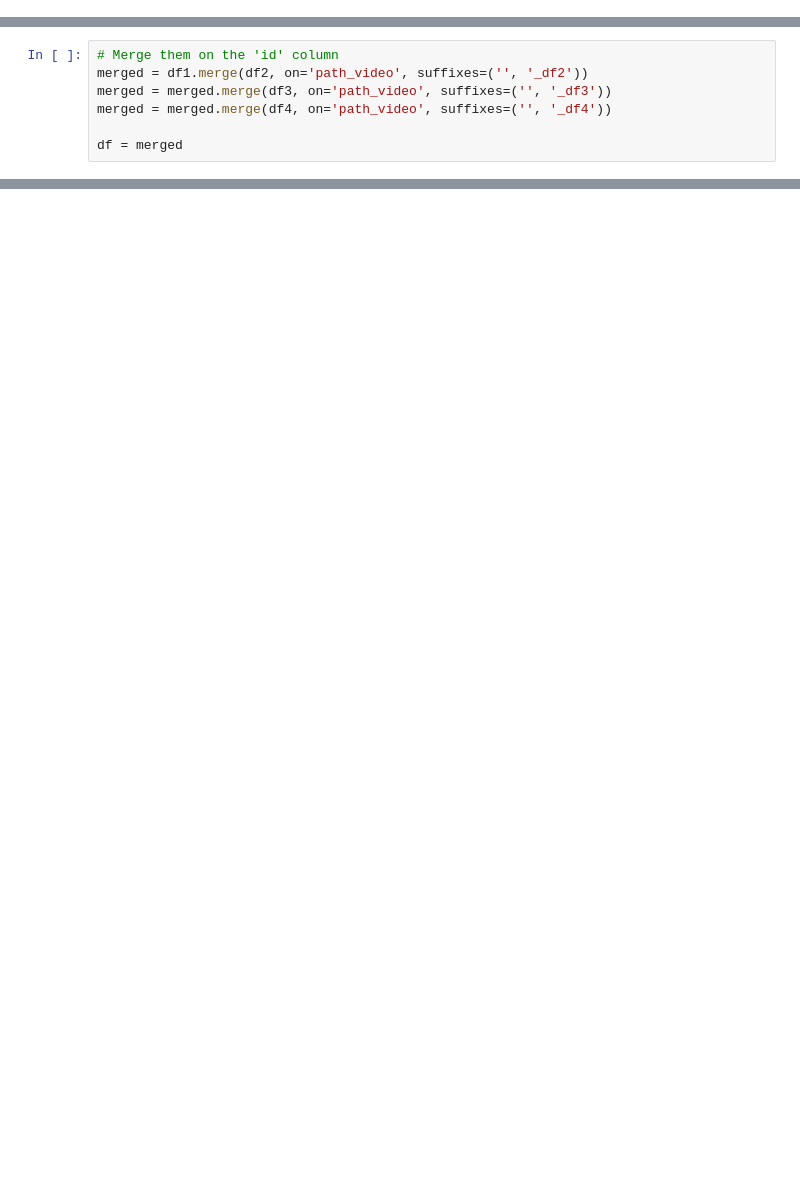
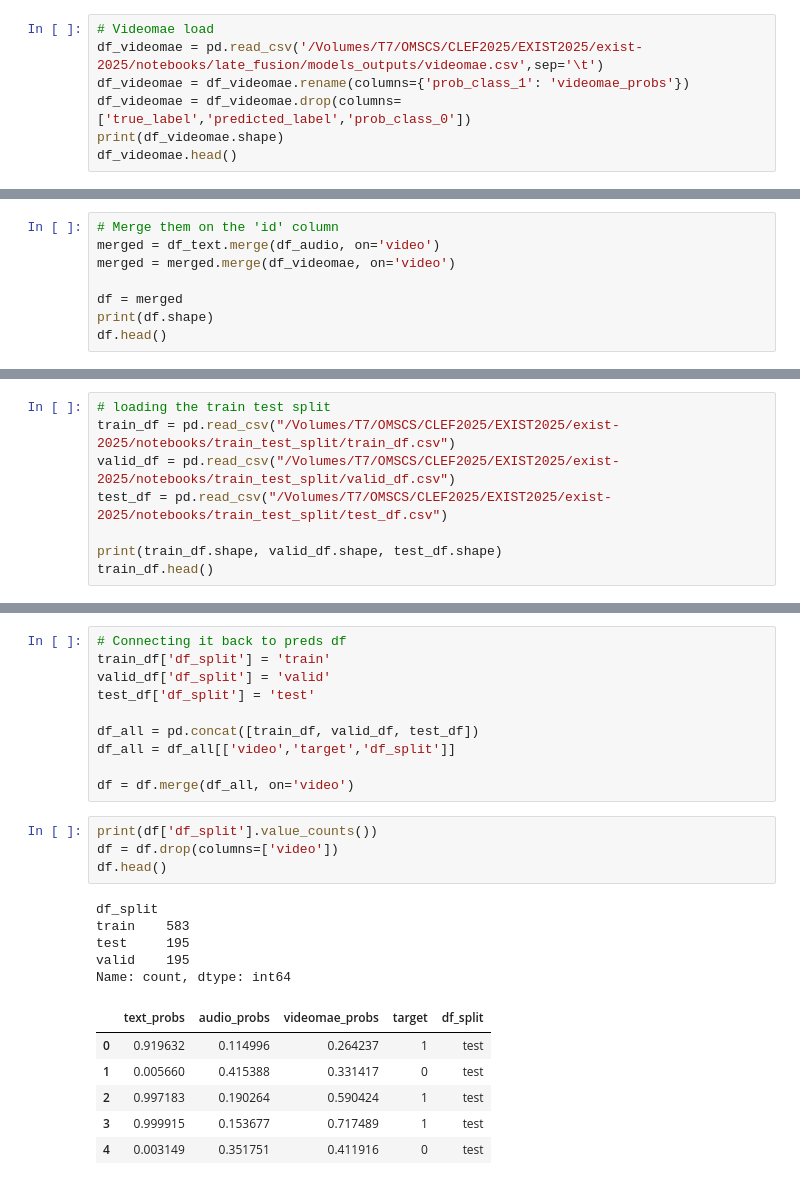
Before and after one commit to dsgt-kaggle-clef/exist-2025, a Jupyter notebook: notebooks/late_fusion/Late Fusion.ipynb, the cells around one changed output, grey strips where cells are left out. Cells and saved outputs as stored; diff of their text form; blank space fills up the shorter version.

Commit message:
adding late fusion code

```diff
--- a/notebooks/late_fusion/Late Fusion.ipynb
+++ b/notebooks/late_fusion/Late Fusion.ipynb
@@ -18,0 +42,7 @@ df1.head()
+# %%
+# Videomae load
+df_videomae = pd.read_csv('/Volumes/T7/OMSCS/CLEF2025/EXIST2025/exist-2025/notebooks/late_fusion/models_outputs/videomae.csv',sep='\t')
+df_videomae = df_videomae.rename(columns={'prob_class_1': 'videomae_probs'})
+df_videomae = df_videomae.drop(columns=['true_label','predicted_label','prob_class_0'])
+print(df_videomae.shape)
+df_videomae.head()
@@ -19,7 +57,8 @@ df1.head()
 # %%
 # Merge them on the 'id' column
-merged = df1.merge(df2, on='path_video', suffixes=('', '_df2'))
-merged = merged.merge(df3, on='path_video', suffixes=('', '_df3'))
-merged = merged.merge(df4, on='path_video', suffixes=('', '_df4'))
+merged = df_text.merge(df_audio, on='video')
+merged = merged.merge(df_videomae, on='video')
 
 df = merged
+print(df.shape)
+df.head()
@@ -151,0 +73,8 @@ Test      — Acc: 0.5128, F1: 0.6545
+# %%
+# loading the train test split
+train_df = pd.read_csv("/Volumes/T7/OMSCS/CLEF2025/EXIST2025/exist-2025/notebooks/train_test_split/train_df.csv")
+valid_df = pd.read_csv("/Volumes/T7/OMSCS/CLEF2025/EXIST2025/exist-2025/notebooks/train_test_split/valid_df.csv")
+test_df = pd.read_csv("/Volumes/T7/OMSCS/CLEF2025/EXIST2025/exist-2025/notebooks/train_test_split/test_df.csv")
+
+print(train_df.shape, valid_df.shape, test_df.shape)
+train_df.head()
@@ -151,0 +89,26 @@ Test      — Acc: 0.5128, F1: 0.6545
+# %%
+# Connecting it back to preds df
+train_df['df_split'] = 'train'
+valid_df['df_split'] = 'valid'
+test_df['df_split'] = 'test'
+
+df_all = pd.concat([train_df, valid_df, test_df])
+df_all = df_all[['video','target','df_split']]
+
+df = df.merge(df_all, on='video')
+# %%
+print(df['df_split'].value_counts())
+df = df.drop(columns=['video'])
+df.head()
+# %% [output]
+df_split
+train    583
+test     195
+valid    195
+Name: count, dtype: int64
+|  | text_probs | audio_probs | videomae_probs | target | df_split |
+| 0 | 0.919632 | 0.114996 | 0.264237 | 1 | test |
+| 1 | 0.005660 | 0.415388 | 0.331417 | 0 | test |
+| 2 | 0.997183 | 0.190264 | 0.590424 | 1 | test |
+| 3 | 0.999915 | 0.153677 | 0.717489 | 1 | test |
+| 4 | 0.003149 | 0.351751 | 0.411916 | 0 | test |
```
Also changed, not shown: parts of 25 cells of this notebook, 5 other files.
